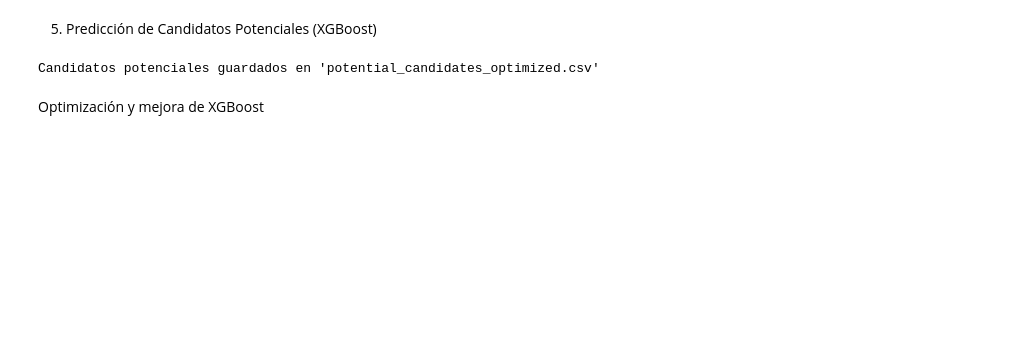
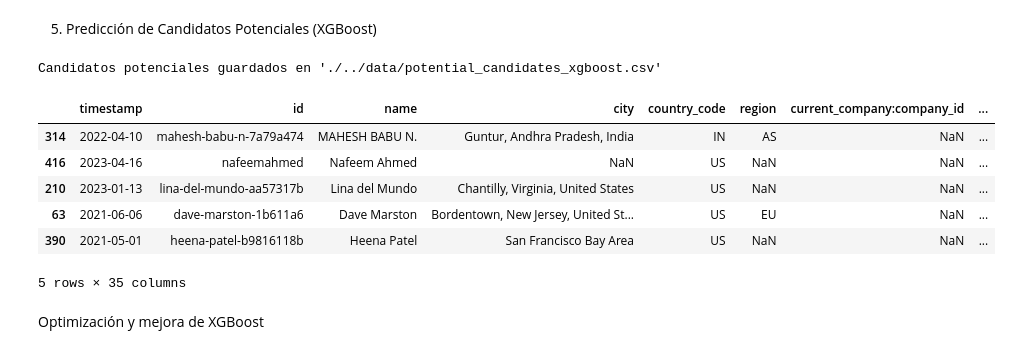
Before and after one commit to Pasku99/Talent-Analyzer-AI, a Jupyter notebook: notebooks/talent_analyzer.ipynb, the cells around one changed output. Drawn from its saved outputs; the diff is of its cells as text; code cells hidden in the pictures; blank space fills up the shorter version.

```diff
--- a/notebooks/talent_analyzer.ipynb
+++ b/notebooks/talent_analyzer.ipynb
@@ -318,18 +322,48 @@ Matriz de Confusión Promediada:
 # %% [markdown]
 5. Predicción de Candidatos Potenciales (XGBoost)
-# %%
-# Usar el modelo optimizado para predecir candidatos potenciales sin empleo
-unemployed_profiles = df[df['employed'] == 0].copy()
-unemployed_features = unemployed_profiles[features].fillna(0)
-unemployed_features_scaled = scaler.transform(unemployed_features)
-
-unemployed_profiles['predicted_employed'] = xgb_model.predict(unemployed_features_scaled)
-
-potential_candidates = unemployed_profiles[unemployed_profiles['predicted_employed'] == 1]
-potential_candidates.to_csv('./../data/potential_candidates_xgboost.csv', index=False)
-print("Candidatos potenciales guardados en 'potential_candidates_optimized.csv'")
-# %% [output]
-Candidatos potenciales guardados en 'potential_candidates_optimized.csv'
+# %%
+# Usar el modelo XGBoost no optimizado para predecir candidatos potenciales sin empleo
+unemployed_profiles = df[df['employed'] == 0].copy()  # Filtra los perfiles que no están actualmente empleados
+
+# Seleccionar las características utilizadas en el entrenamiento
+unemployed_features = unemployed_profiles[features].fillna(0)
+
+# Escalar las características de los perfiles sin empleo usando el mismo escalador
+unemployed_features_scaled = scaler.transform(unemployed_features)
+
+# Predecir probabilidades de empleo con el modelo XGBoost no optimizado
+y_probs_unemployed = xgb_model.predict_proba(unemployed_features_scaled)[:, 1]
+
+# Añadir las probabilidades predichas al DataFrame
+unemployed_profiles['predicted_probability'] = y_probs_unemployed
+
+# Aplicar un umbral final para considerar a alguien como candidato potencial
+final_threshold = 0.4125  # Ajusta este umbral si es necesario
+
+# Aplicar el umbral para considerar a alguien como candidato potencial
+unemployed_profiles['predicted_employed'] = (y_probs_unemployed >= final_threshold).astype(int)
+
+# Filtrar los perfiles que son candidatos potenciales
+potential_candidates = unemployed_profiles[unemployed_profiles['predicted_employed'] == 1]
+
+# Ordenar los candidatos potenciales de mayor a menor probabilidad de ser empleados
+potential_candidates_sorted = potential_candidates.sort_values(by='predicted_probability', ascending=False)
+
+# Guardar los candidatos potenciales ordenados en un archivo CSV
+potential_candidates_sorted.to_csv('./../data/potential_candidates_xgboost.csv', index=False)
+
+print("Candidatos potenciales guardados en './../data/potential_candidates_xgboost.csv'")
+
+potential_candidates_sorted.head()
+# %% [output]
+Candidatos potenciales guardados en './../data/potential_candidates_xgboost.csv'
+|  | timestamp | id | name | city | country_code | region | current_company:company_id | ... |
+| 314 | 2022-04-10 | mahesh-babu-n-7a79a474 | MAHESH BABU N. | Guntur, Andhra Pradesh, India | IN | AS | NaN | ... |
+| 416 | 2023-04-16 | nafeemahmed | Nafeem Ahmed | NaN | US | NaN | NaN | ... |
+| 210 | 2023-01-13 | lina-del-mundo-aa57317b | Lina del Mundo | Chantilly, Virginia, United States | US | NaN | NaN | ... |
+| 63 | 2021-06-06 | dave-marston-1b611a6 | Dave Marston | Bordentown, New Jersey, United St... | US | EU | NaN | ... |
+| 390 | 2021-05-01 | heena-patel-b9816118b | Heena Patel | San Francisco Bay Area | US | NaN | NaN | ... |
+5 rows × 35 columns
 # %% [markdown]
 Optimización y mejora de XGBoost
 # %%
```
Also changed, not shown: parts of 18 cells of this notebook, 11 other files.
